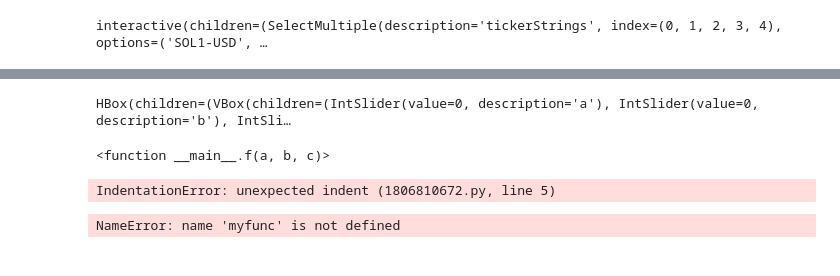
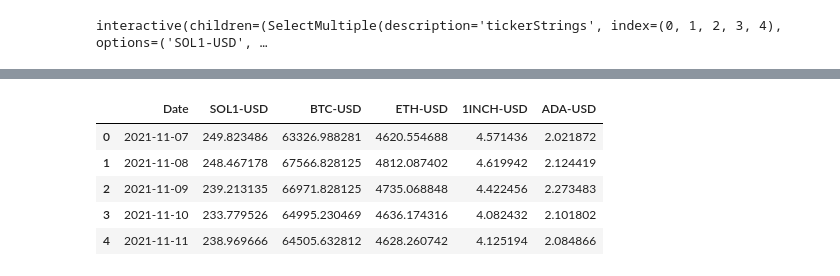
Before and after one commit to MattChinchilla/DATA_SCIENCE, a Jupyter notebook: TimeSeries/crypto_forecast_v1.ipynb, the cells around one changed output, grey strips where cells are left out. Cells and saved outputs as stored; diff of their text form; code cells hidden in the pictures.

Commit message:
Create close df for plotting

```diff
--- a/TimeSeries/crypto_forecast_v1.ipynb
+++ b/TimeSeries/crypto_forecast_v1.ipynb
@@ -187,50 +140,0 @@ NameError: name 'tickers' is not defined
-# %%
-from ipywidgets import widgets
-
-a = widgets.IntSlider(description='a')
-b = widgets.IntSlider(description='b')
-c = widgets.IntSlider(description='c')
-
-def f(a, b, c):
-    print('{}*{}*{}={}'.format(a, b, c, a*b*c))
-
-out = widgets.interactive_output(f, {'a': a, 'b': b, 'c': c})
-
-widgets.HBox([widgets.VBox([a, b, c]), out])
-# %% [output]
-HBox(children=(VBox(children=(IntSlider(value=0, description='a'), IntSlider(value=0, description='b'), IntSli…
-# %%
-f
-# %% [output]
-<function __main__.f(a, b, c)>
-# %%
-ticker = None
-
-def issuer_choice():
-
-    from ipywidgets import widgets
-    from IPython.display import display, clear_output
-    import pandas as pd
-
-    def myfunc(idnum):
-        return data.loc[idnum]['cod']
-
-    def on_button_clicked(b):
-        global ticker
-        ticker = myfunc(w.value)
-        with output:
-            clear_output()
-            print('Ticker CIQ: ' + str(ticker))
-
-    data = pd.Series({'A':1, 'B': 2, 'C': 3})
-    data = data.to_frame(name='cod')
-    w = widgets.Dropdown(options=list(data.index), description = 'Label:')
-
-    button = widgets.Button(description="Obtain ID")
-    output = widgets.Output()
-
-    display(w)
-    display(button, output)
-    button.on_click(on_button_clicked)
-# %% [output]
-IndentationError: unexpected indent (1806810672.py, line 5)
@@ -254,4 +141,19 @@ def on_button_clicked(b):
-# %%
-on_button_clicked(10)
-# %% [output]
-NameError: name 'myfunc' is not defined
+# %%
+import pandas as pd
+
+close = pd.DataFrame()
+
+for a in df_dict:
+    cl = pd.DataFrame(df_dict[a],columns=['Close'])
+    cl = cl.rename(columns={'Close': a }).reset_index(level=0).set_index('Date')
+    close = pd.concat([close,cl],axis = 1)
+
+close = close.reset_index(level = 0)
+close
+# %% [output]
+|  | Date | SOL1-USD | BTC-USD | ETH-USD | 1INCH-USD | ADA-USD |
+| 0 | 2021-11-07 | 249.823486 | 63326.988281 | 4620.554688 | 4.571436 | 2.021872 |
+| 1 | 2021-11-08 | 248.467178 | 67566.828125 | 4812.087402 | 4.619942 | 2.124419 |
+| 2 | 2021-11-09 | 239.213135 | 66971.828125 | 4735.068848 | 4.422456 | 2.273483 |
+| 3 | 2021-11-10 | 233.779526 | 64995.230469 | 4636.174316 | 4.082432 | 2.101802 |
+| 4 | 2021-11-11 | 238.969666 | 64505.632812 | 4628.260742 | 4.125194 | 2.084866 |
```
Also changed, not shown: parts of 9 cells of this notebook, 1 other file.
